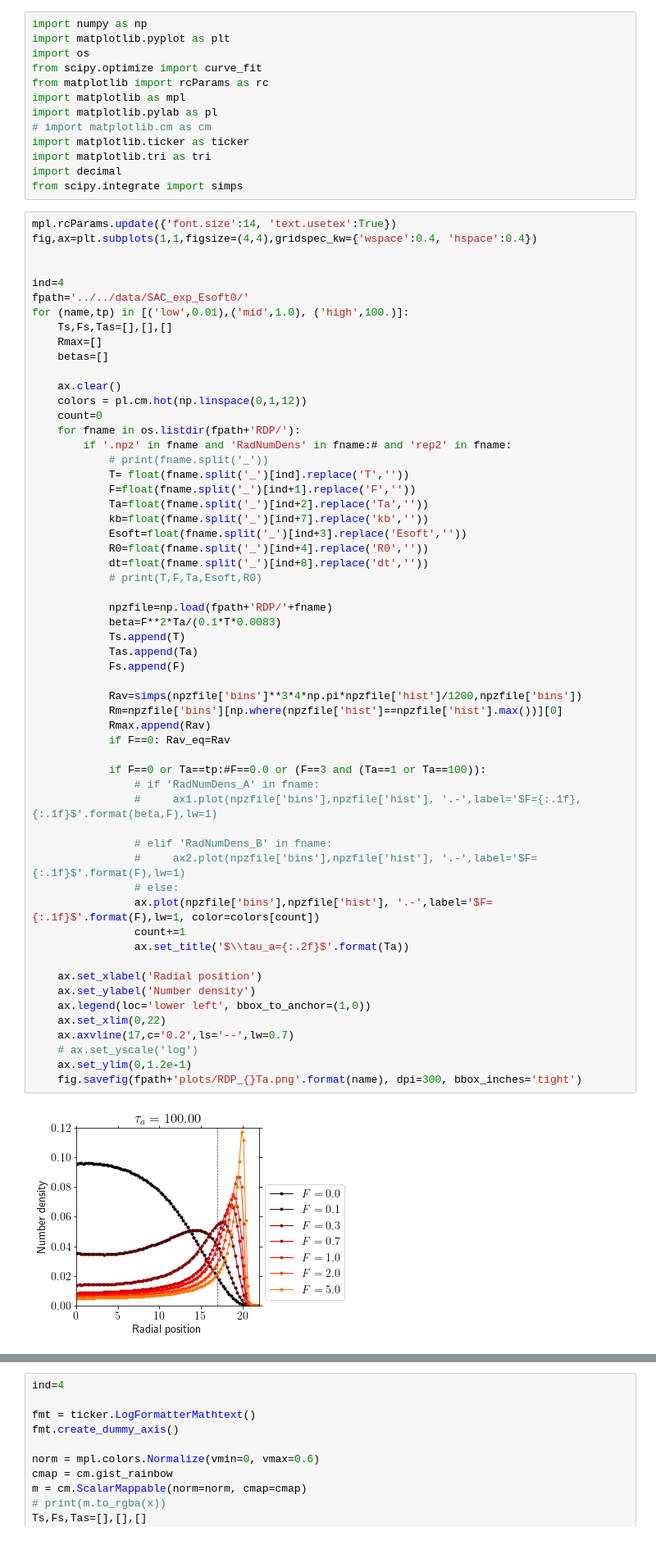
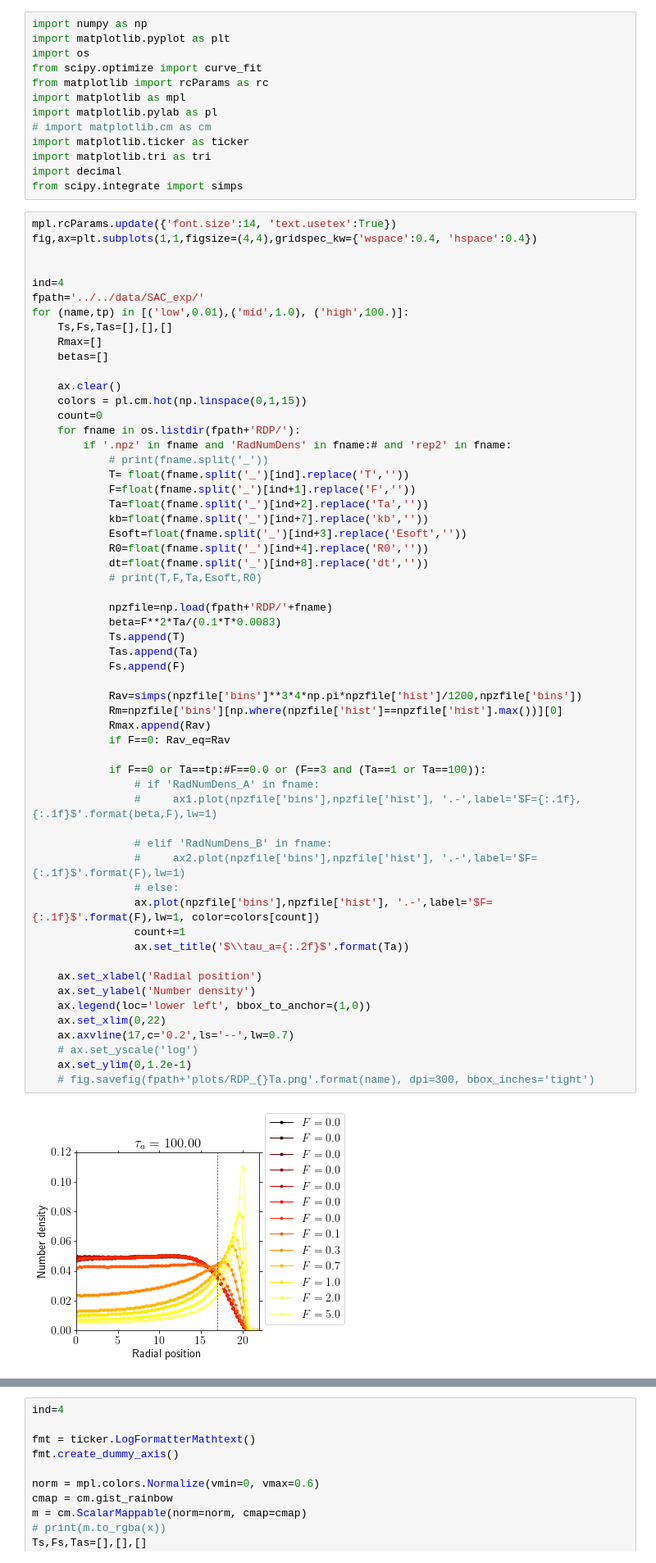
Before and after one commit to s-brahmachari/Active-noise-simulations, a Jupyter notebook: analysis_codes/plot-RDP.ipynb, the cells around one changed output, grey strips where cells are left out. Shown at 82% size. Drawn from its saved outputs; the diff is of its cells as text.

```diff
--- a/analysis_codes/plot-RDP.ipynb
+++ b/analysis_codes/plot-RDP.ipynb
@@ -17,14 +17,14 @@ fig,ax=plt.subplots(1,1,figsize=(4,4),gridspec_kw={'wspace':0.4, 'hspace':0.4})
 
 
 ind=4
-fpath='../../data/SAC_exp_Esoft0/'
+fpath='../../data/SAC_exp/'
 for (name,tp) in [('low',0.01),('mid',1.0), ('high',100.)]:
     Ts,Fs,Tas=[],[],[]
     Rmax=[]
     betas=[]
 
     ax.clear()
-    colors = pl.cm.hot(np.linspace(0,1,12))
+    colors = pl.cm.hot(np.linspace(0,1,15))
     count=0
     for fname in os.listdir(fpath+'RDP/'):
         if '.npz' in fname and 'RadNumDens' in fname:# and 'rep2' in fname:
@@ -41,35 +41,35 @@ for (name,tp) in [('low',0.01),('mid',1.0), ('high',100.)]:
             npzfile=np.load(fpath+'RDP/'+fname)
             beta=F**2*Ta/(0.1*T*0.0083)
             Ts.append(T)
             Tas.append(Ta)
             Fs.append(F)
 
             Rav=simps(npzfile['bins']**3*4*np.pi*npzfile['hist']/1200,npzfile['bins'])
             Rm=npzfile['bins'][np.where(npzfile['hist']==npzfile['hist'].max())][0]
             Rmax.append(Rav)
             if F==0: Rav_eq=Rav
 
             if F==0 or Ta==tp:#F==0.0 or (F==3 and (Ta==1 or Ta==100)):
                 # if 'RadNumDens_A' in fname:
                 #     ax1.plot(npzfile['bins'],npzfile['hist'], '.-',label='$F={:.1f},{:.1f}$'.format(beta,F),lw=1)
 
                 # elif 'RadNumDens_B' in fname:
                 #     ax2.plot(npzfile['bins'],npzfile['hist'], '.-',label='$F={:.1f}$'.format(F),lw=1)
                 # else:
                 ax.plot(npzfile['bins'],npzfile['hist'], '.-',label='$F={:.1f}$'.format(F),lw=1, color=colors[count])
                 count+=1
                 ax.set_title('$\\tau_a={:.2f}$'.format(Ta))
 
     ax.set_xlabel('Radial position')
     ax.set_ylabel('Number density')
     ax.legend(loc='lower left', bbox_to_anchor=(1,0))
     ax.set_xlim(0,22)
     ax.axvline(17,c='0.2',ls='--',lw=0.7)
     # ax.set_yscale('log')
     ax.set_ylim(0,1.2e-1)
-    fig.savefig(fpath+'plots/RDP_{}Ta.png'.format(name), dpi=300, bbox_inches='tight')
+    # fig.savefig(fpath+'plots/RDP_{}Ta.png'.format(name), dpi=300, bbox_inches='tight')
 # %% [output]
-[figure, old version]
+[figure, new version]
 # %%
 ax.clear()
 
```
Also changed, not shown: parts of 1 cell of this notebook, 2 other files.
